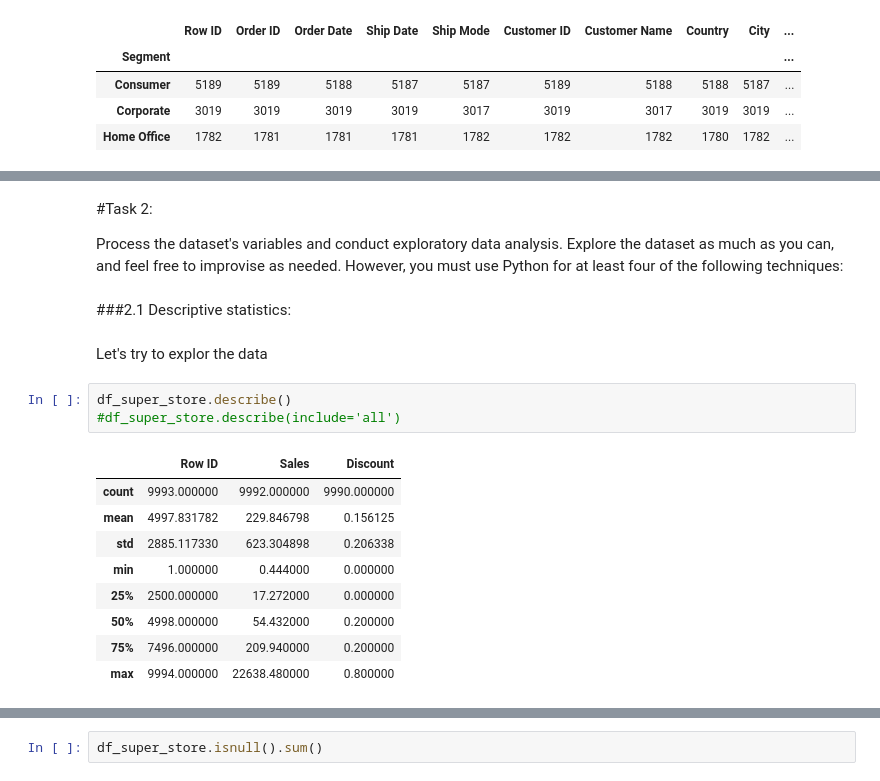
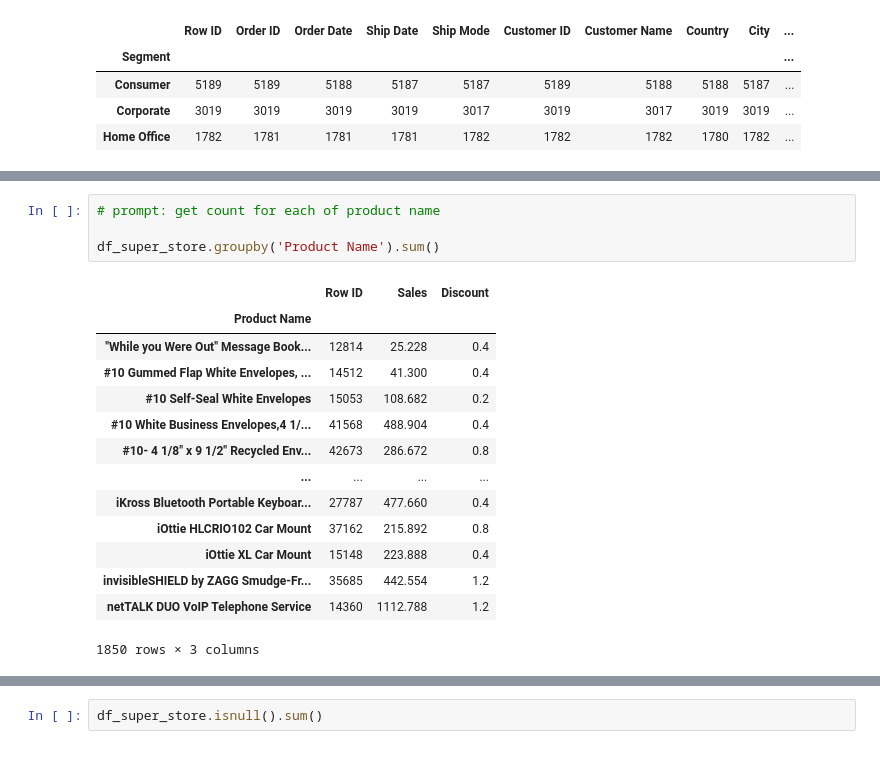
Before and after one commit to engmohamedsalah/AIMaster-Training, a Jupyter notebook: Building_an_AI_based_Application.ipynb, the cells around one changed output, grey strips where cells are left out. Saved outputs shown, nothing was run; the diff lists cells and outputs as text.

```diff
--- a/Building_an_AI_based_Application.ipynb
+++ b/Building_an_AI_based_Application.ipynb
@@ -76,21 +172,19 @@ The dataset appears to contain information related to orders, with various
-# %% [markdown]
-#Task 2:
-
-Process the dataset's variables and conduct exploratory data analysis. Explore the dataset as much as you can, and feel free to improvise as needed. However, you must use Python for at least four of the following techniques:
-# %% [markdown]
-###2.1 Descriptive statistics:
-# %% [markdown]
-Let's try to explor the data
-# %%
-df_super_store.describe()
-#df_super_store.describe(include='all')
-# %% [output]
-|  | Row ID | Sales | Discount |
-| count | 9993.000000 | 9992.000000 | 9990.000000 |
-| mean | 4997.831782 | 229.846798 | 0.156125 |
-| std | 2885.117330 | 623.304898 | 0.206338 |
-| min | 1.000000 | 0.444000 | 0.000000 |
-| 25% | 2500.000000 | 17.272000 | 0.000000 |
-| 50% | 4998.000000 | 54.432000 | 0.200000 |
-| 75% | 7496.000000 | 209.940000 | 0.200000 |
-| max | 9994.000000 | 22638.480000 | 0.800000 |
+# %%
+# prompt: get count for each of product name
+
+df_super_store.groupby('Product Name').sum()
+# %% [output]
+|  | Row ID | Sales | Discount |
+| Product Name |  |  |  |
+| "While you Were Out" Message Book... | 12814 | 25.228 | 0.4 |
+| #10 Gummed Flap White Envelopes, ... | 14512 | 41.300 | 0.4 |
+| #10 Self-Seal White Envelopes | 15053 | 108.682 | 0.2 |
+| #10 White Business Envelopes,4 1/... | 41568 | 488.904 | 0.4 |
+| #10- 4 1/8" x 9 1/2" Recycled Env... | 42673 | 286.672 | 0.8 |
+| ... | ... | ... | ... |
+| iKross Bluetooth Portable Keyboar... | 27787 | 477.660 | 0.4 |
+| iOttie HLCRIO102 Car Mount | 37162 | 215.892 | 0.8 |
+| iOttie XL Car Mount | 15148 | 223.888 | 0.4 |
+| invisibleSHIELD by ZAGG Smudge-Fr... | 35685 | 442.554 | 1.2 |
+| netTALK DUO VoIP Telephone Service | 14360 | 1112.788 | 1.2 |
+1850 rows × 3 columns
```
Also changed, not shown: parts of 12 cells of this notebook.
